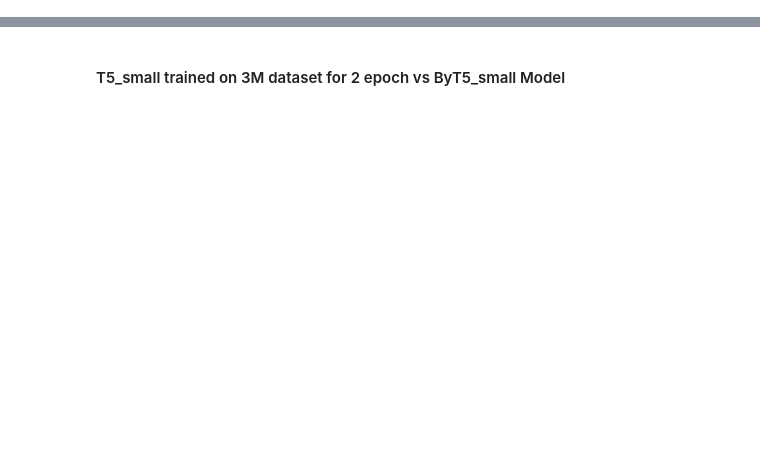
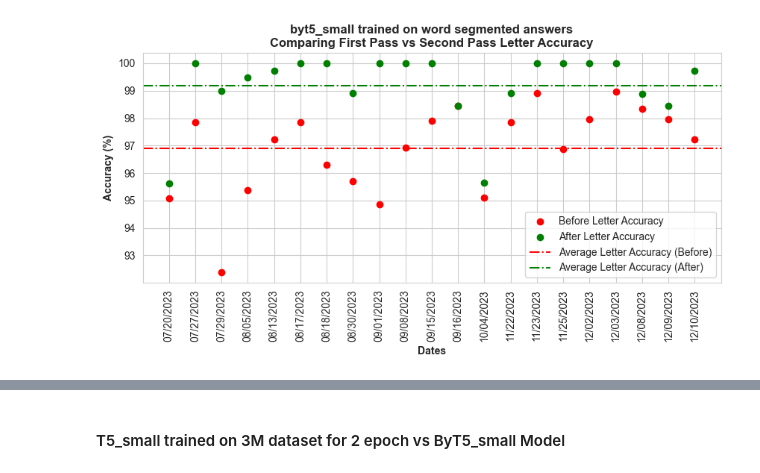
Before and after one commit to kaledai069/Crossword-Solver, a Jupyter notebook: Result and Analysis Section/Second pass model output graphical analysis.ipynb, the cells around one changed output, grey strips where cells are left out. Saved outputs shown, nothing was run; the diff lists cells and outputs as text; code cells hidden in the pictures; blank space fills up the shorter version.

```diff
--- a/Result and Analysis Section/Second pass model output graphical analysis.ipynb
+++ b/Result and Analysis Section/Second pass model output graphical analysis.ipynb
@@ -90,0 +169,20 @@ def get_mean_data(F_NAME):
+# %%
+byt5_report = get_report_df(byt5_data)
+
+before_avg_lett_acc = byt5_report['Before Letter Accuracy'].mean()
+after_avg_lett_acc = byt5_report['After Letter Accuracy'].mean()
+
+plt.figure(figsize = (10, 4))
+plt.scatter(report_df['Date'], byt5_report['Before Letter Accuracy'], color = 'r', label = 'Before Letter Accuracy')
+plt.scatter(report_df['Date'], byt5_report['After Letter Accuracy'], color = 'g', label = 'After Letter Accuracy')
+plt.axhline(y = before_avg_lett_acc, color='r', linestyle='-.', label='Average Letter Accuracy (Before)')
+plt.axhline(y = after_avg_lett_acc, color='g', linestyle='-.', label='Average Letter Accuracy (After)')
+
+plt.xticks(rotation = 90)
+plt.xlabel("Dates", fontsize = 10, fontweight = 'bold')
+plt.ylabel("Accuracy (%)", fontsize = 10, fontweight = 'bold')
+plt.title("byt5_small trained on word segmented answers\nComparing First Pass vs Second Pass Letter Accuracy", fontsize = 12, fontweight = 'bold')
+plt.legend(loc = 'best')
+plt.show()
+# %% [output]
+[figure, added]
```
Also changed, not shown: parts of 19 cells of this notebook, 4 other files.
